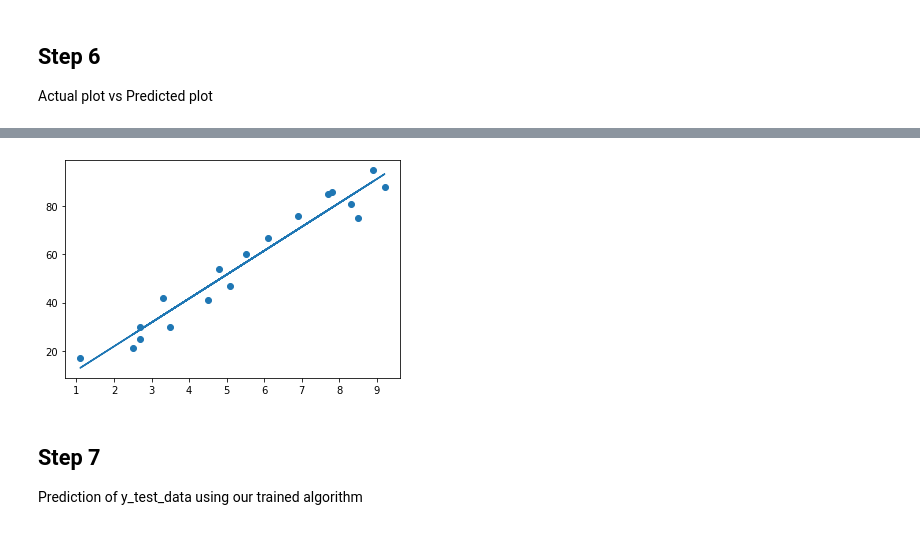
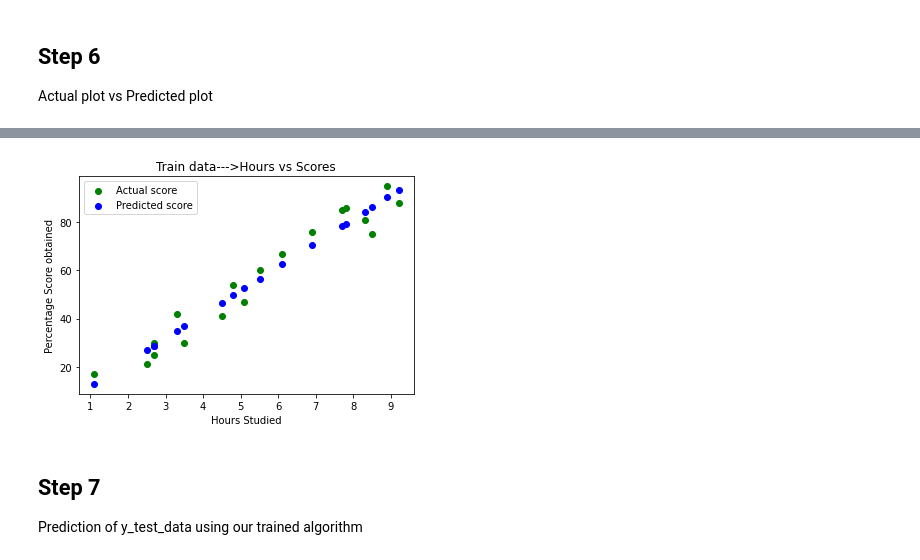
Before and after one commit to BongBideshini/BongBideshini, a Jupyter notebook: Task1_spark_network_DS.ipynb, the cells around one changed output, grey strips where cells are left out. Cells and saved outputs as stored; diff of their text form; code cells hidden in the pictures.

```diff
--- a/Task1_spark_network_DS.ipynb
+++ b/Task1_spark_network_DS.ipynb
@@ -65,12 +65,3 @@ Modelling complete
 # %% [markdown]
 ## Step 6
 Actual plot vs Predicted plot
-# %%
-# Plotting the regression line
-m=regressor.coef_
-c=regressor.intercept_
-y_predicted = m*X+c
-# Plotting for the test data
-plt.scatter(X, y) #actual dataset plot
-plt.plot(X, y_predicted) #Predicated data plot
-plt.show()
@@ -79,11 +68,15 @@ plt.show()
 # %%
 y_train_predicted = m*X_train+c
 # Plotting for the test data
-plt.scatter(X_train, y_train) #actual dataset plot
-plt.plot(X_train, y_train_predicted) #Predicated data plot
+plt.scatter(X_train, y_train,color='green') #actual dataset plot
+plt.scatter(X_train, y_train_predicted,color='blue') #Predicated data plot
+plt.legend(["Actual score", "Predicted score"])
+plt.title('Train data--->Hours vs Scores')
+plt.xlabel('Hours Studied')
+plt.ylabel('Percentage Score obtained')
 plt.show()
 # %% [output]
-[figure, old version]
+[figure, new version]
 # %% [markdown]
 ## Step 7
 Prediction of y_test_data using our trained algorithm
```
Also changed, not shown: parts of 4 cells of this notebook.
